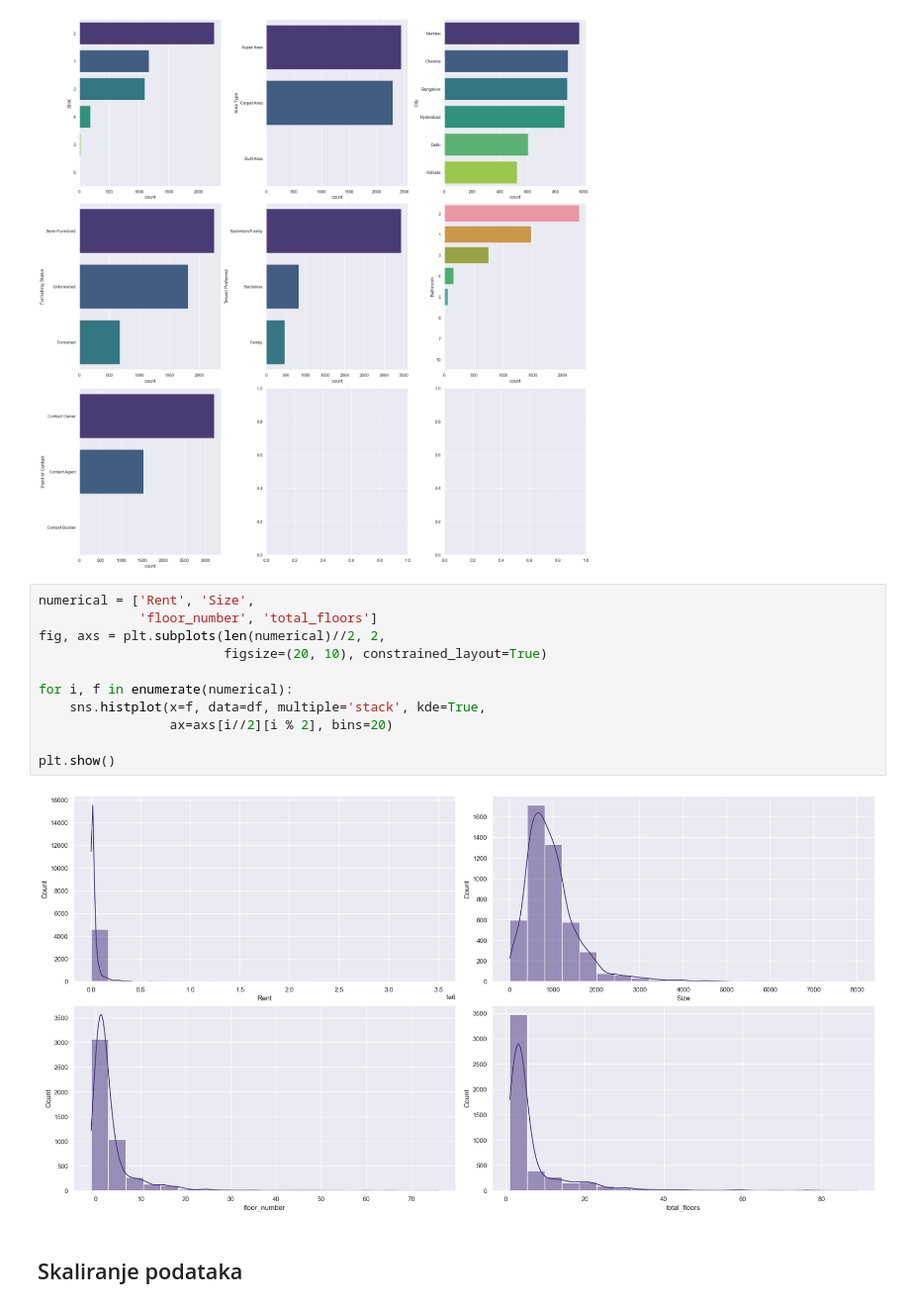
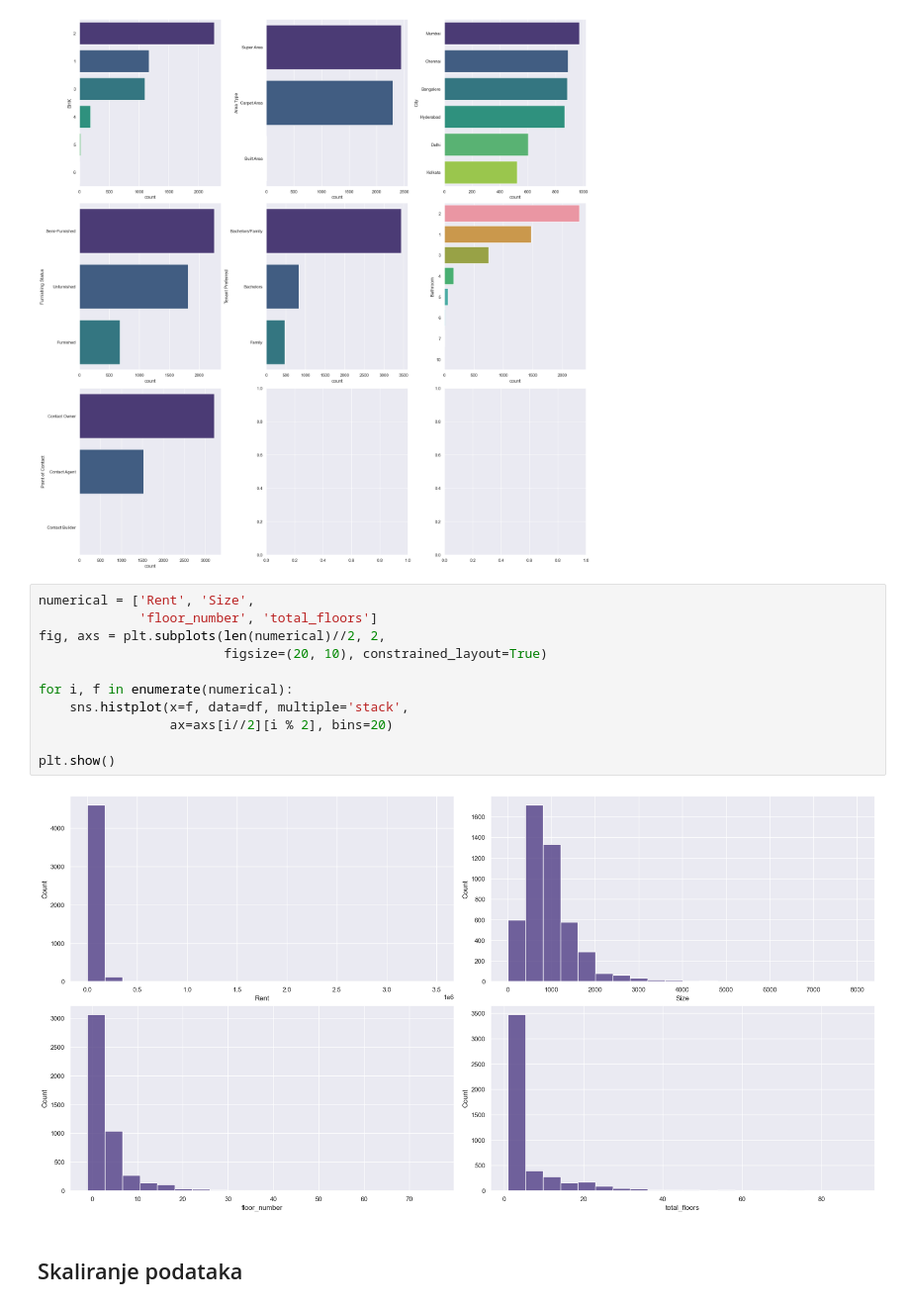
Before and after one commit to matija-speletic/preprocesiranje_seminarski_1, a Jupyter notebook: Transformacija_podataka_prakticni_deo.ipynb, the cells around one changed output. Shown at 99% size. Drawn from its saved outputs; the diff is of its cells as text.

```diff
--- a/Transformacija_podataka_prakticni_deo.ipynb
+++ b/Transformacija_podataka_prakticni_deo.ipynb
@@ -173,16 +173,16 @@ for i, f in enumerate(cols_to_plot):
 # %%
 numerical = ['Rent', 'Size',
              'floor_number', 'total_floors']
 fig, axs = plt.subplots(len(numerical)//2, 2,
                         figsize=(20, 10), constrained_layout=True)
 
 for i, f in enumerate(numerical):
-    sns.histplot(x=f, data=df, multiple='stack', kde=True,
+    sns.histplot(x=f, data=df, multiple='stack',
                  ax=axs[i//2][i % 2], bins=20)
 
 plt.show()
 # %% [output]
-[figure, old version]
+[figure, new version]
 # %% [markdown]
 ## Skaliranje podataka
 # %%
```
Also changed, not shown: parts of 14 cells of this notebook.
